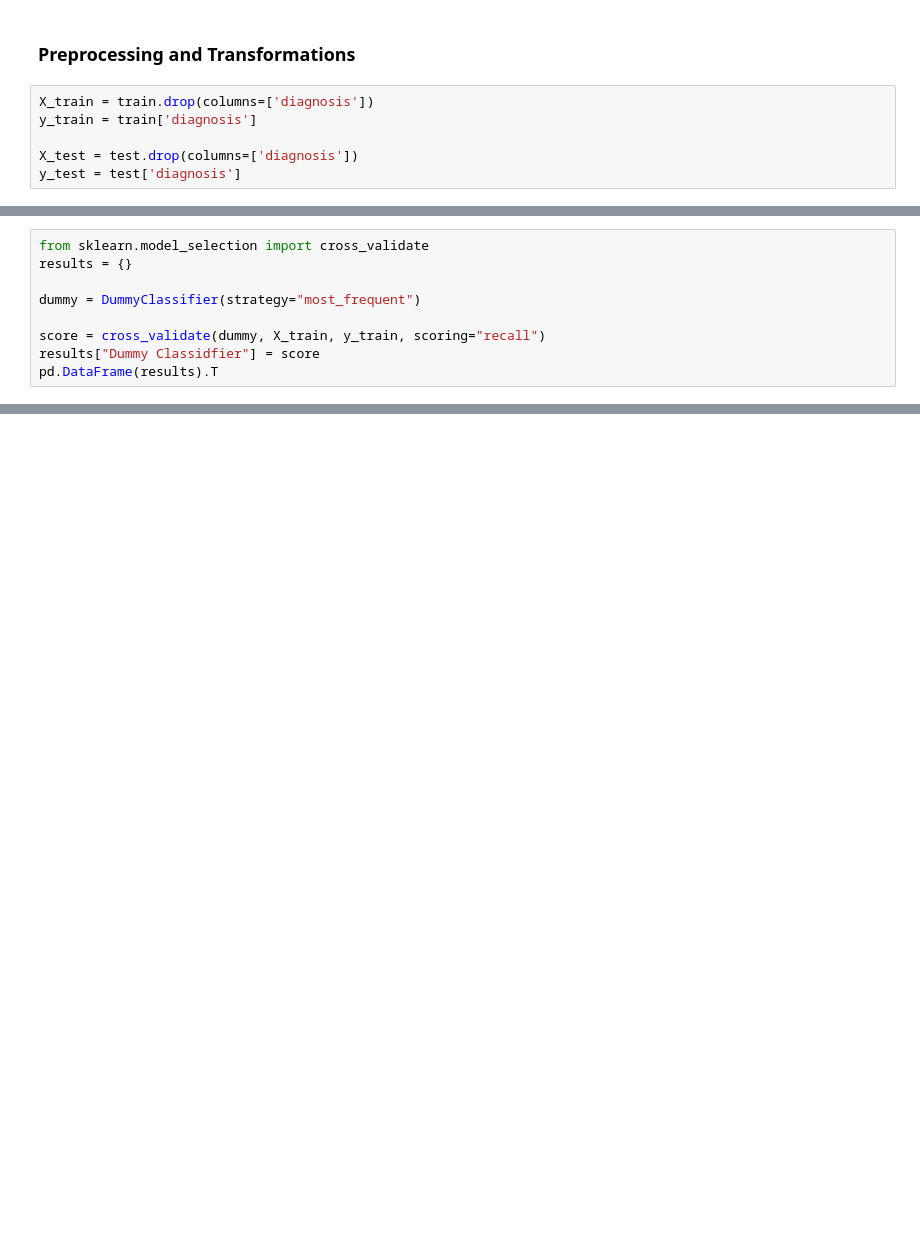
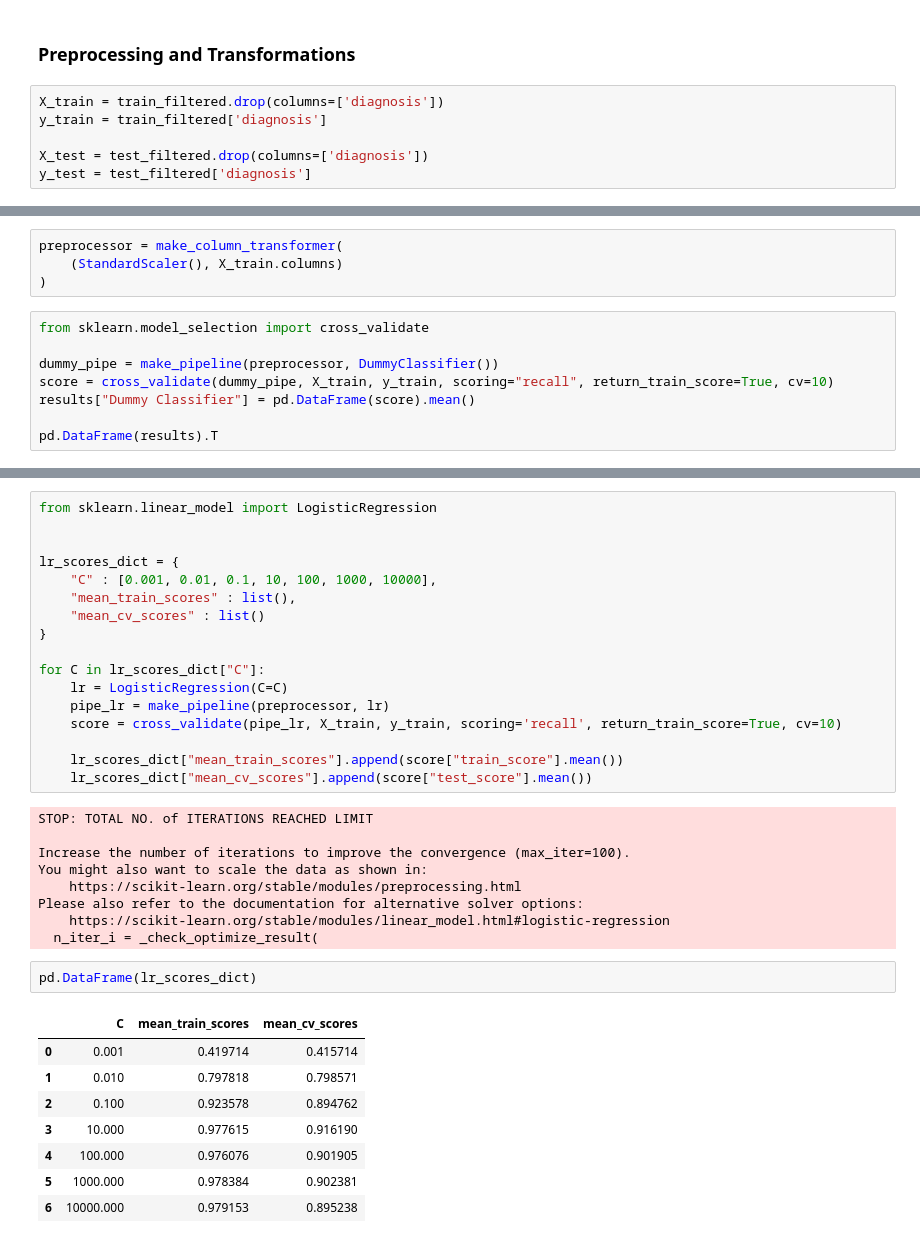
Before and after one commit to nb488/Breast-Cancer-Diagnosis-Project, a Jupyter notebook: main.ipynb, the cells around one changed output, grey strips where cells are left out. Drawn from its saved outputs; the diff is of its cells as text; blank space fills up the shorter version.

```diff
--- a/main.ipynb
+++ b/main.ipynb
@@ -145,8 +176,8 @@ we will combine compactness, concave points and concavity?
 # %% [markdown]
 ### Preprocessing and Transformations
 # %%
-X_train = train.drop(columns=['diagnosis'])
-y_train = train['diagnosis']
+X_train = train_filtered.drop(columns=['diagnosis'])
+y_train = train_filtered['diagnosis']
 
-X_test = test.drop(columns=['diagnosis'])
-y_test = test['diagnosis']
+X_test = test_filtered.drop(columns=['diagnosis'])
+y_test = test_filtered['diagnosis']
@@ -157,9 +186,12 @@ col_transformer = make_column_transformer(
+# %%
+preprocessor = make_column_transformer(
+    (StandardScaler(), X_train.columns)
+)
 # %%
 from sklearn.model_selection import cross_validate
-results = {}
 
-dummy = DummyClassifier(strategy="most_frequent")
+dummy_pipe = make_pipeline(preprocessor, DummyClassifier())
+score = cross_validate(dummy_pipe, X_train, y_train, scoring="recall", return_train_score=True, cv=10)
+results["Dummy Classifier"] = pd.DataFrame(score).mean()
 
-score = cross_validate(dummy, X_train, y_train, scoring="recall")
-results["Dummy Classidfier"] = score
 pd.DataFrame(results).T
@@ -174,0 +221,37 @@ results
+# %%
+from sklearn.linear_model import LogisticRegression
+
+
+lr_scores_dict = {
+    "C" : [0.001, 0.01, 0.1, 10, 100, 1000, 10000],
+    "mean_train_scores" : list(),
+    "mean_cv_scores" : list()
+}
+
+for C in lr_scores_dict["C"]:
+    lr = LogisticRegression(C=C)
+    pipe_lr = make_pipeline(preprocessor, lr)
+    score = cross_validate(pipe_lr, X_train, y_train, scoring='recall', return_train_score=True, cv=10)
+
+    lr_scores_dict["mean_train_scores"].append(score["train_score"].mean())
+    lr_scores_dict["mean_cv_scores"].append(score["test_score"].mean())
+# %% [output]
+STOP: TOTAL NO. of ITERATIONS REACHED LIMIT
+
+Increase the number of iterations to improve the convergence (max_iter=100).
+You might also want to scale the data as shown in:
+    https://scikit-learn.org/stable/modules/preprocessing.html
+Please also refer to the documentation for alternative solver options:
+    https://scikit-learn.org/stable/modules/linear_model.html#logistic-regression
+  n_iter_i = _check_optimize_result(
+# %%
+pd.DataFrame(lr_scores_dict)
+# %% [output]
+|  | C | mean_train_scores | mean_cv_scores |
+| 0 | 0.001 | 0.419714 | 0.415714 |
+| 1 | 0.010 | 0.797818 | 0.798571 |
+| 2 | 0.100 | 0.923578 | 0.894762 |
+| 3 | 10.000 | 0.977615 | 0.916190 |
+| 4 | 100.000 | 0.976076 | 0.901905 |
+| 5 | 1000.000 | 0.978384 | 0.902381 |
+| 6 | 10000.000 | 0.979153 | 0.895238 |
```
Also changed, not shown: parts of 22 cells of this notebook.
